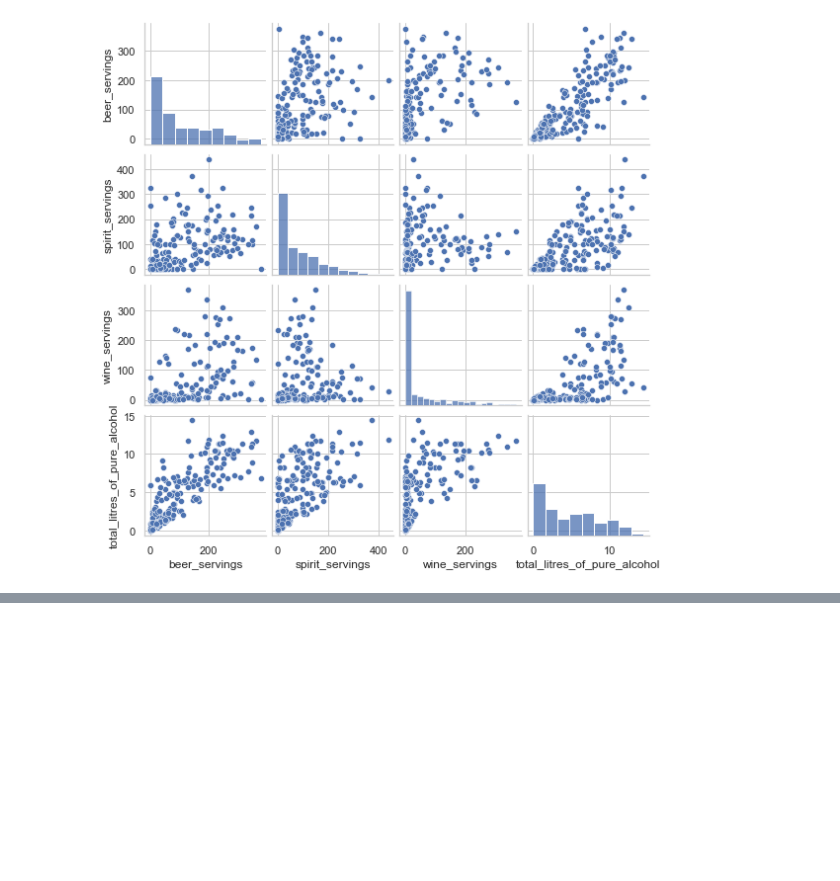
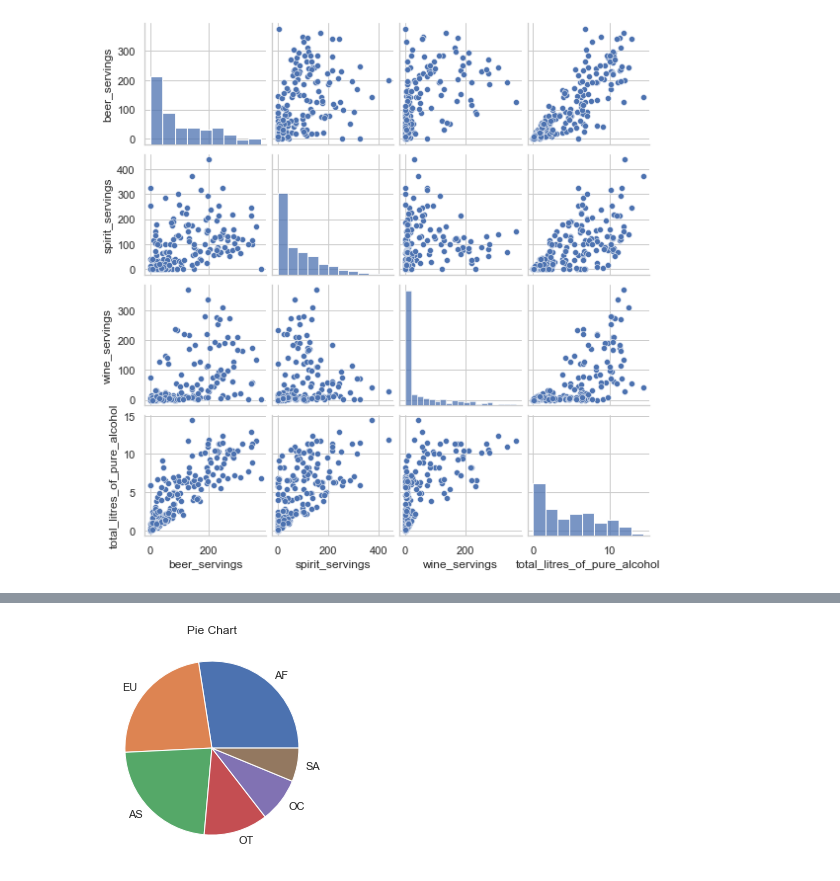
Before and after one commit to hyunjuyo/python, a Jupyter notebook: Data_analysis/drinks_data.ipynb, the cells around one changed output, grey strips where cells are left out. Saved outputs shown, nothing was run; the diff lists cells and outputs as text; code cells hidden in the pictures; blank space fills up the shorter version.

```diff
--- a/Data_analysis/drinks_data.ipynb
+++ b/Data_analysis/drinks_data.ipynb
@@ -165,0 +251,8 @@ sns.pairplot(drinks[["beer_servings", "spirit_servings", "wine_servings", "total
+# %%
+labels = r.index.tolist()  # 위에서 value_counts()로 출력한 결과의 index를 가져옴
+
+plt.pie(x, labels=labels)  # 옵션을 통해 라벨을 넣어줄 수 있음
+plt.title("Pie Chart")
+plt.show()
+# %% [output]
+[figure, added]
```
Also changed, not shown: parts of 27 cells of this notebook.
